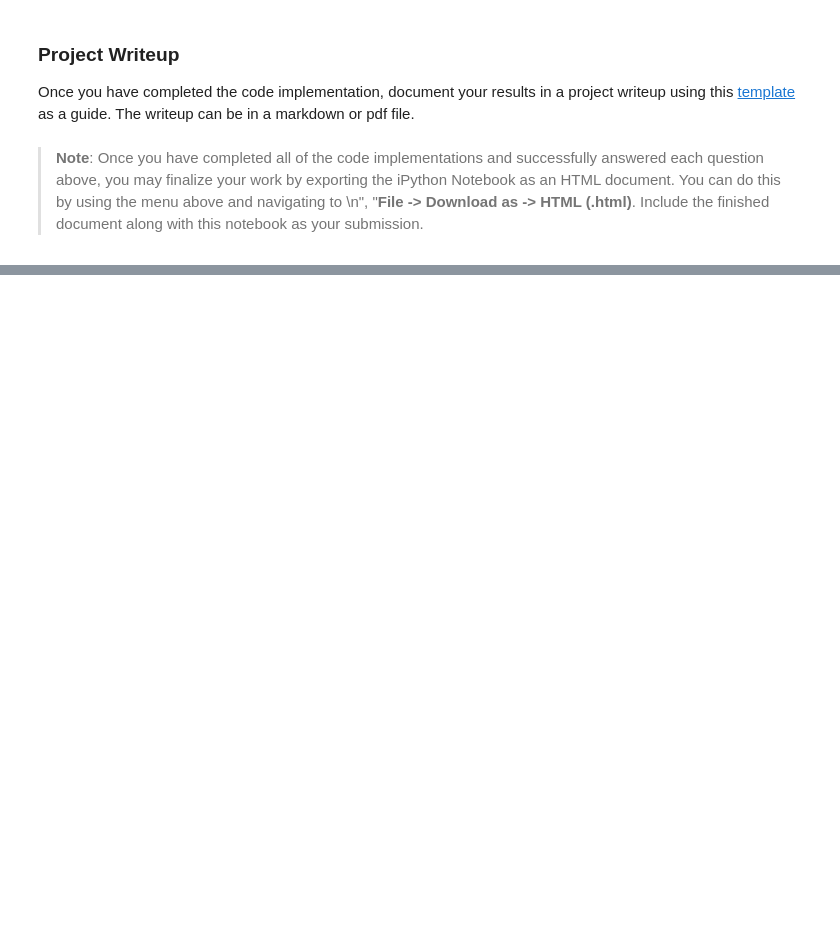
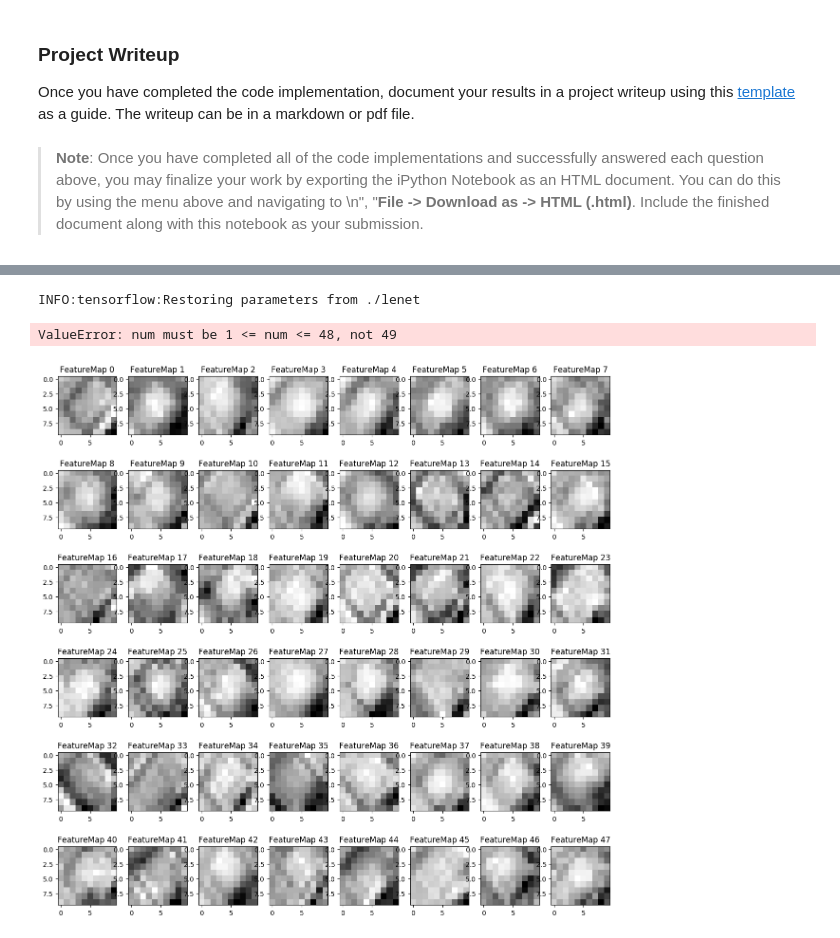
Before and after one commit to sidharth2189/CarND-Traffic-Sign-Classifier-Project, a Jupyter notebook: Traffic_Sign_Classifier.ipynb, the cells around one changed output, grey strips where cells are left out. Saved outputs shown, nothing was run; the diff lists cells and outputs as text; code cells hidden in the pictures; blank space fills up the shorter version.

```diff
--- a/Traffic_Sign_Classifier.ipynb
+++ b/Traffic_Sign_Classifier.ipynb
@@ -722,6 +753,10 @@ with tf.Session() as sess:
 # %%
 with tf.Session() as sess:
-    # Convolution (layer 2)
+    # Convolution (after layer 2 pooling)
     saver.restore(sess, tf.train.latest_checkpoint('.'))
-    conv2 = sess.graph.get_tensor_by_name('conv2:0')
-    outputFeatureMap(new_images_list, conv2)
+    convolution2 = sess.graph.get_tensor_by_name('convolution2:0')
+    outputFeatureMap(new_images_normalized, convolution2, plt_num=2)
+# %% [output]
+INFO:tensorflow:Restoring parameters from ./lenet
+ValueError: num must be 1 <= num <= 48, not 49
+[figure, added]
```
Also changed, not shown: parts of 12 cells of this notebook.
